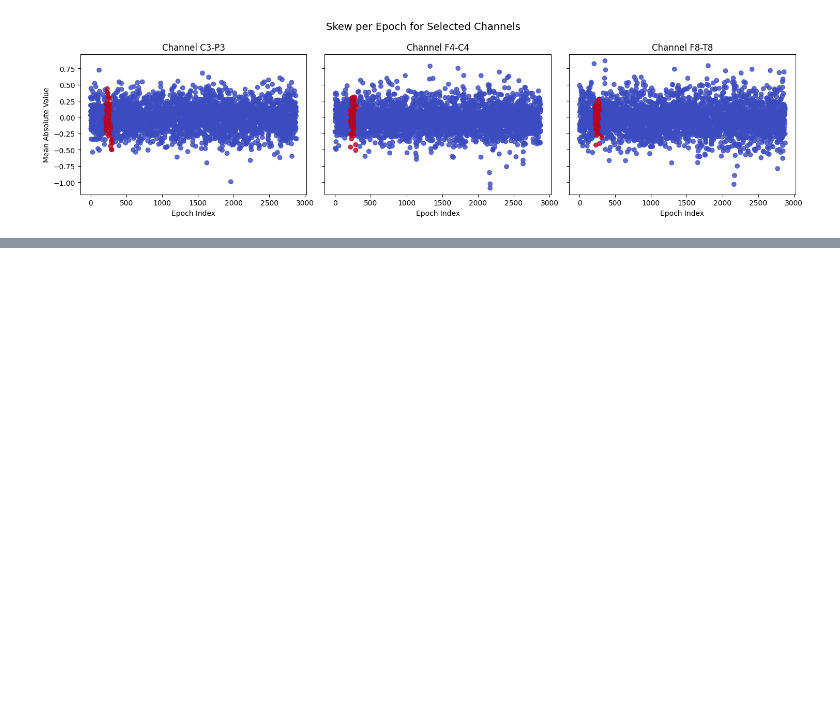
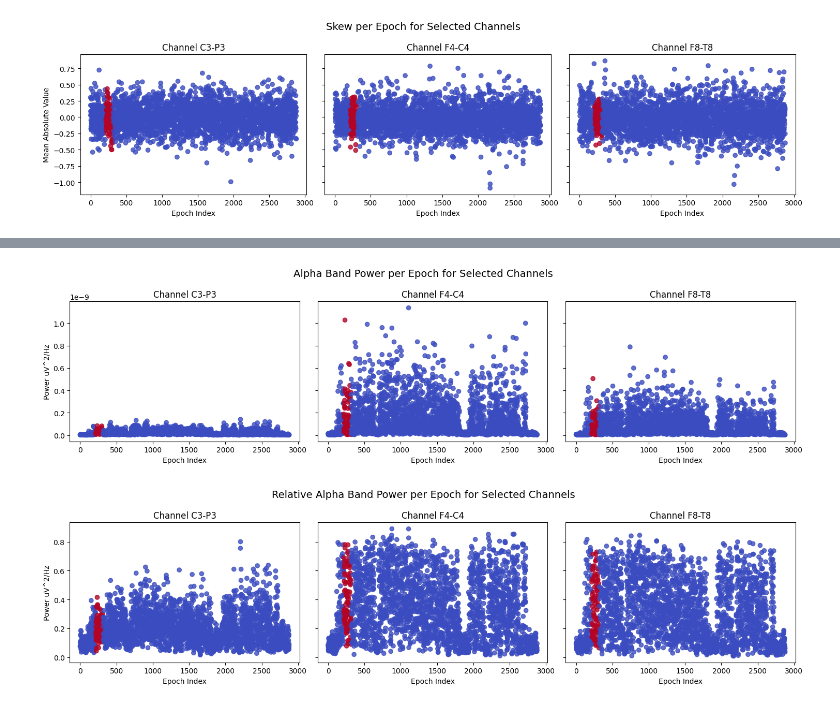
Before and after one commit to anderdc/chb-mit-scalp-eeg, a Jupyter notebook: analysis/feature_extraction.ipynb, the cells around one changed output, grey strips where cells are left out. Saved outputs shown, nothing was run; the diff lists cells and outputs as text; code cells hidden in the pictures; blank space fills up the shorter version.

```diff
--- a/analysis/feature_extraction.ipynb
+++ b/analysis/feature_extraction.ipynb
@@ -329,0 +386,20 @@ data = epochs.get_data()
+# %%
+data = epochs.get_data()
+sfreq = epochs.info['sfreq']
+alpha_band = (8, 13)
+
+alpha_band_power_per_epoch = np.array([
+    bandpower(epoch, sfreq, alpha_band, relative=False)
+    for epoch in data
+])
+
+relative_alpha_band_power_per_epoch = np.array([
+    bandpower(epoch, sfreq, alpha_band, relative=True)
+    for epoch in data
+])
+# %%
+plot_feature(alpha_band_power_per_epoch, "Epoch Index", "Power uV^2/Hz", "Alpha Band Power per Epoch for Selected Channels")
+plot_feature(relative_alpha_band_power_per_epoch, "Epoch Index", "Power uV^2/Hz", "Relative Alpha Band Power per Epoch for Selected Channels")
+# %% [output]
+[figure, added]
+[figure, added]
```
Also changed, not shown: parts of 33 cells of this notebook, 7 other files.
